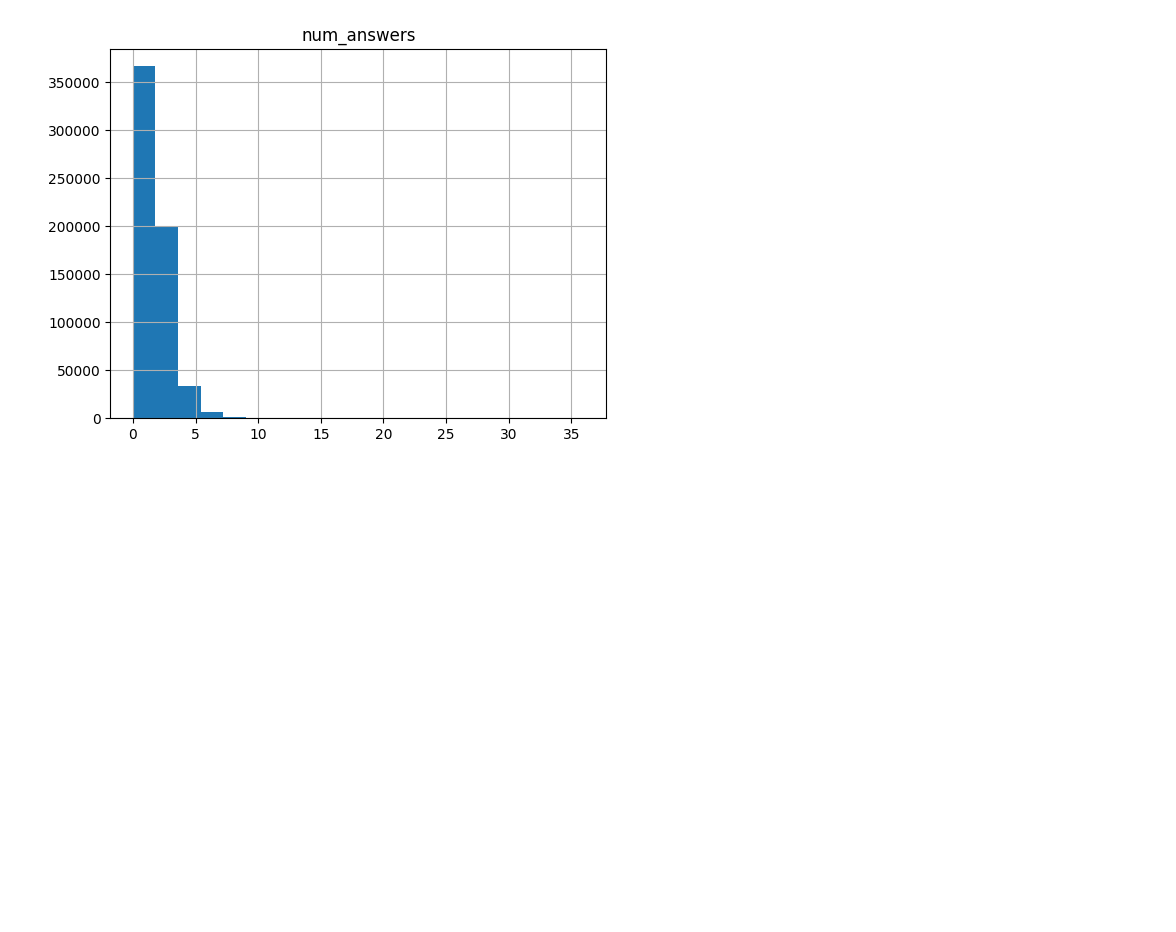
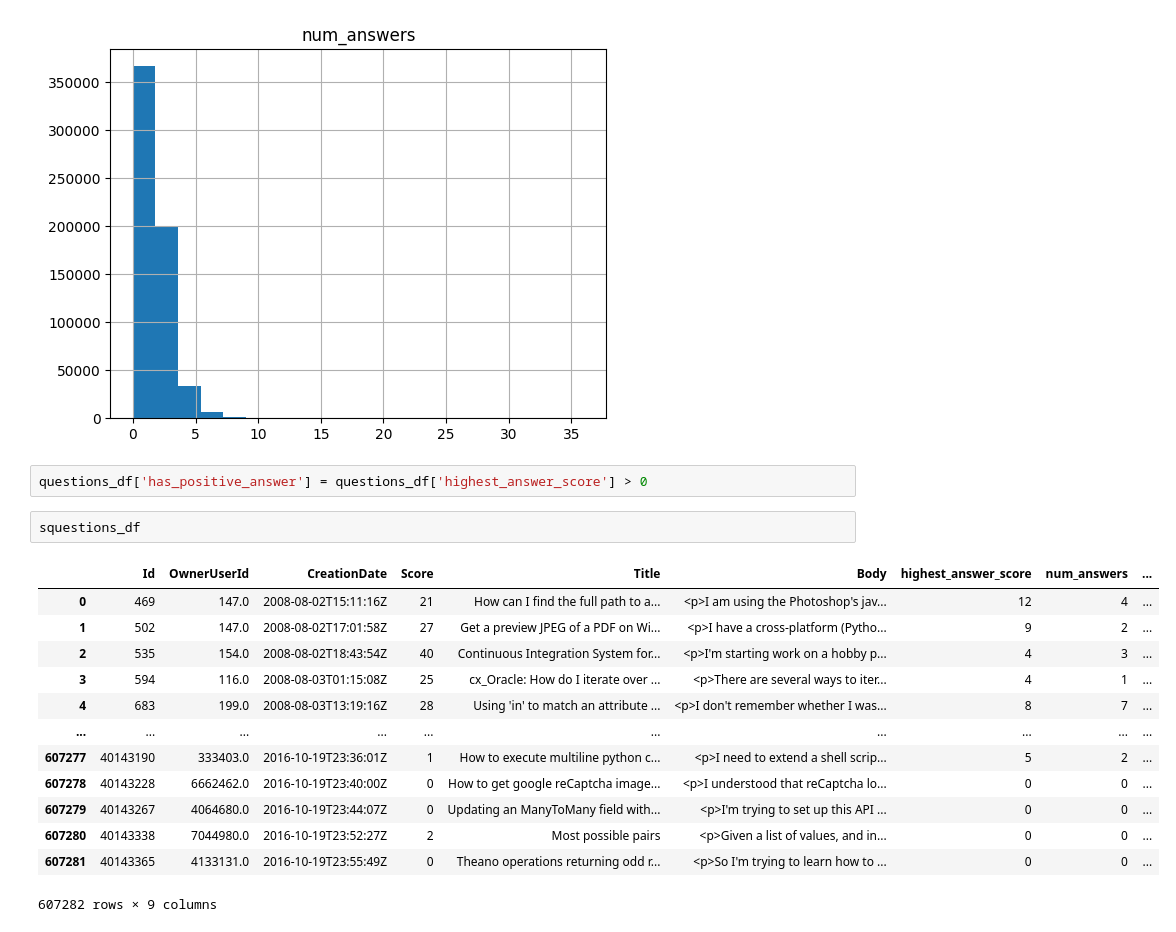
Before and after one commit to Tyler-Chi/w266_finalproject, a Jupyter notebook: EDA.ipynb, the cells around one changed output. Saved outputs shown, nothing was run; the diff lists cells and outputs as text; blank space fills up the shorter version.

```diff
--- a/EDA.ipynb
+++ b/EDA.ipynb
@@ -156,3 +154,21 @@ questions_df.hist(column="num_answers", bins=20)
 # %% [output]
 array([[<AxesSubplot:title={'center':'num_answers'}>]], dtype=object)
 [figure]
+# %%
+questions_df['has_positive_answer'] = questions_df['highest_answer_score'] > 0
+# %%
+squestions_df
+# %% [output]
+|  | Id | OwnerUserId | CreationDate | Score | Title | Body | highest_answer_score | num_answers | ... |
+| 0 | 469 | 147.0 | 2008-08-02T15:11:16Z | 21 | How can I find the full path to a... | <p>I am using the Photoshop's jav... | 12 | 4 | ... |
+| 1 | 502 | 147.0 | 2008-08-02T17:01:58Z | 27 | Get a preview JPEG of a PDF on Wi... | <p>I have a cross-platform (Pytho... | 9 | 2 | ... |
+| 2 | 535 | 154.0 | 2008-08-02T18:43:54Z | 40 | Continuous Integration System for... | <p>I'm starting work on a hobby p... | 4 | 3 | ... |
+| 3 | 594 | 116.0 | 2008-08-03T01:15:08Z | 25 | cx_Oracle: How do I iterate over ... | <p>There are several ways to iter... | 4 | 1 | ... |
+| 4 | 683 | 199.0 | 2008-08-03T13:19:16Z | 28 | Using 'in' to match an attribute ... | <p>I don't remember whether I was... | 8 | 7 | ... |
+| ... | ... | ... | ... | ... | ... | ... | ... | ... | ... |
+| 607277 | 40143190 | 333403.0 | 2016-10-19T23:36:01Z | 1 | How to execute multiline python c... | <p>I need to extend a shell scrip... | 5 | 2 | ... |
+| 607278 | 40143228 | 6662462.0 | 2016-10-19T23:40:00Z | 0 | How to get google reCaptcha image... | <p>I understood that reCaptcha lo... | 0 | 0 | ... |
+| 607279 | 40143267 | 4064680.0 | 2016-10-19T23:44:07Z | 0 | Updating an ManyToMany field with... | <p>I'm trying to set up this API ... | 0 | 0 | ... |
+| 607280 | 40143338 | 7044980.0 | 2016-10-19T23:52:27Z | 2 | Most possible pairs | <p>Given a list of values, and in... | 0 | 0 | ... |
+| 607281 | 40143365 | 4133131.0 | 2016-10-19T23:55:49Z | 0 | Theano operations returning odd r... | <p>So I'm trying to learn how to ... | 0 | 0 | ... |
+607282 rows × 9 columns
```
Also changed, not shown: parts of 9 cells of this notebook, 2 other files.
